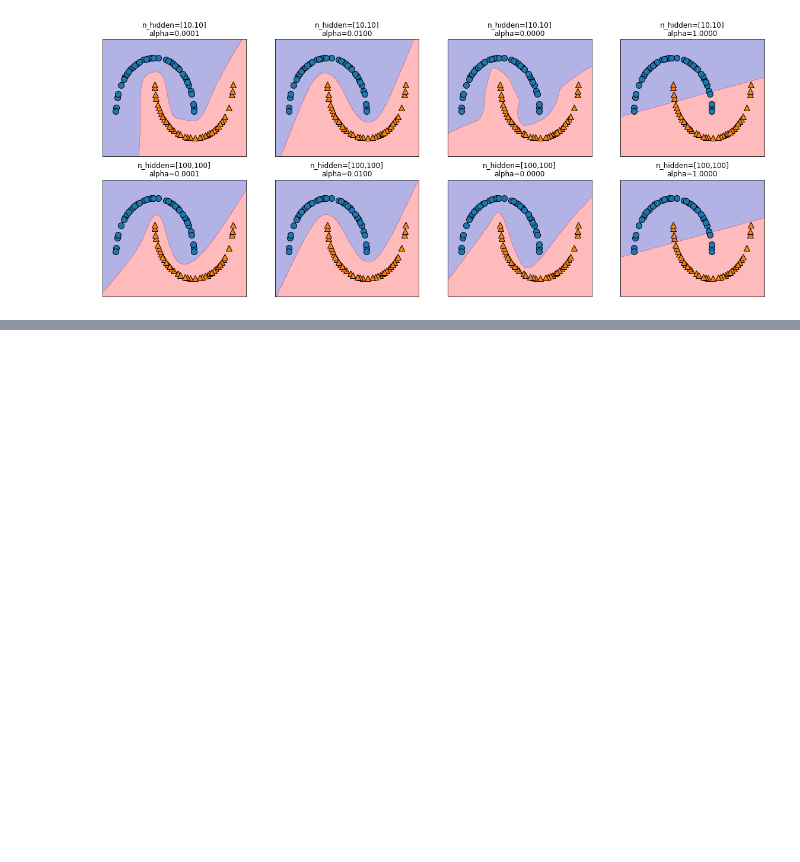
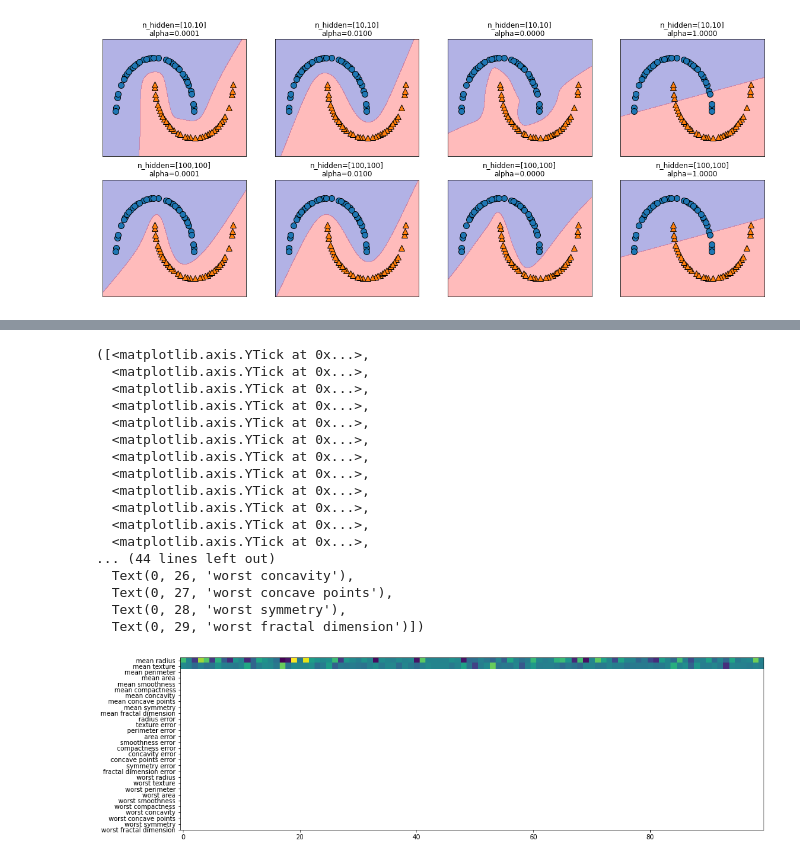
Before and after one commit to shashwatsaket46/PythonProjects, a Jupyter notebook: MachineLearningP.ipynb, the cells around one changed output, grey strips where cells are left out. Drawn from its saved outputs; the diff is of its cells as text; code cells hidden in the pictures; blank space fills up the shorter version.

Commit message:
cmap

```diff
--- a/MachineLearningP.ipynb
+++ b/MachineLearningP.ipynb
@@ -580,0 +603,23 @@ for axx,n_hidden_nodes in zip(axes,[10,100]):
+# %%
+plt.figure(figsize=(20,5))
+plt.imshow(mlp.coefs_[0],interpolation='none',cmap='viridis')
+plt.yticks(range(30),cancer.feature_names)
+# %% [output]
+([<matplotlib.axis.YTick at 0x...>,
+  <matplotlib.axis.YTick at 0x...>,
+  <matplotlib.axis.YTick at 0x...>,
+  <matplotlib.axis.YTick at 0x...>,
+  <matplotlib.axis.YTick at 0x...>,
+  <matplotlib.axis.YTick at 0x...>,
+  <matplotlib.axis.YTick at 0x...>,
+  <matplotlib.axis.YTick at 0x...>,
+  <matplotlib.axis.YTick at 0x...>,
+  <matplotlib.axis.YTick at 0x...>,
+  <matplotlib.axis.YTick at 0x...>,
+  <matplotlib.axis.YTick at 0x...>,
+... (44 lines left out)
+  Text(0, 26, 'worst concavity'),
+  Text(0, 27, 'worst concave points'),
+  Text(0, 28, 'worst symmetry'),
+  Text(0, 29, 'worst fractal dimension')])
+[figure, added]
```
Also changed, not shown: parts of 4 cells of this notebook.
